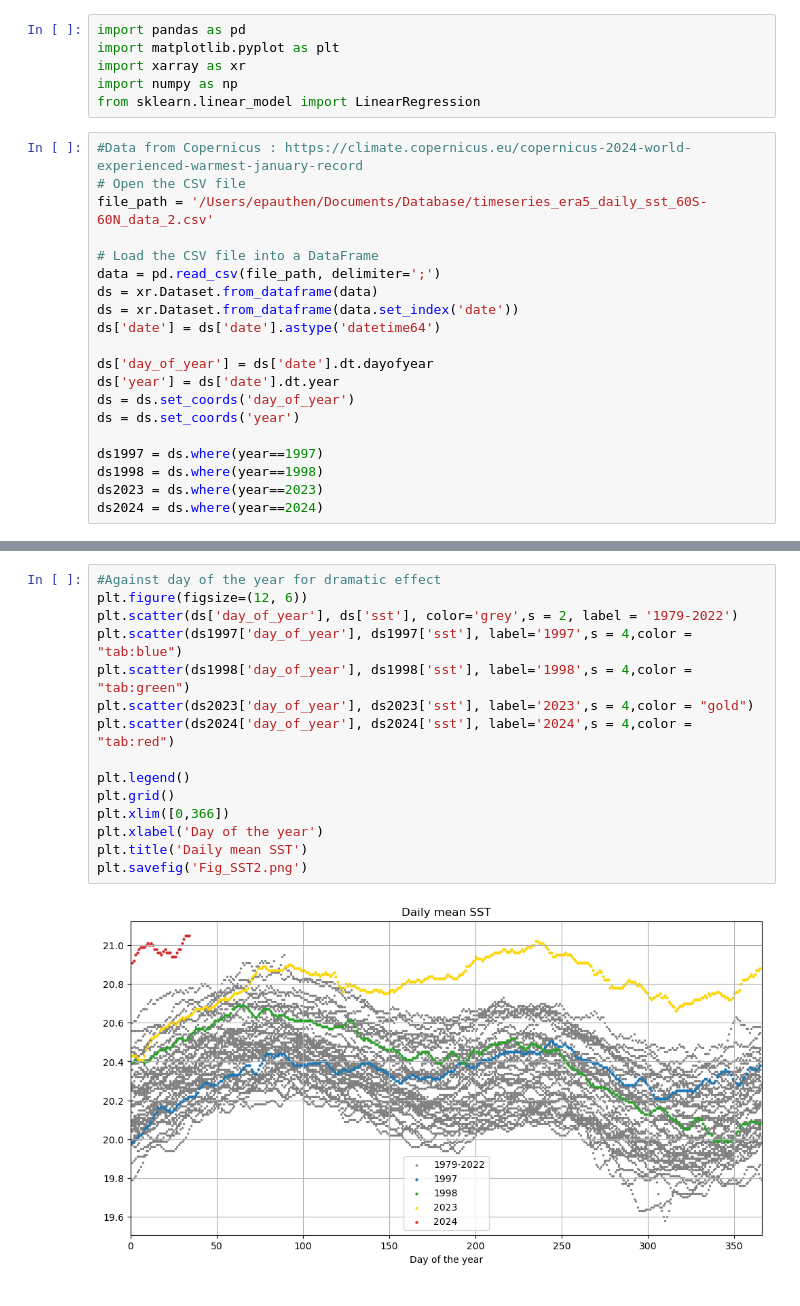
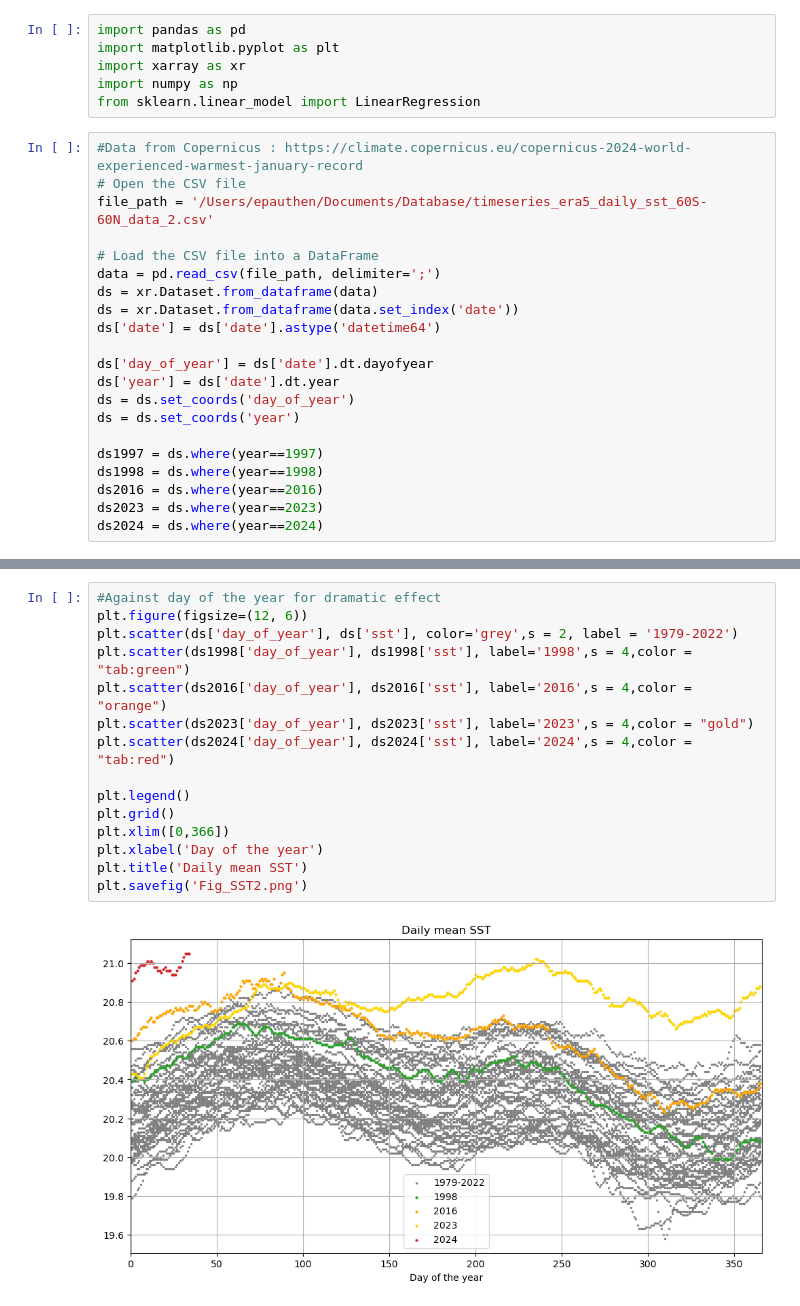
Before and after one commit to EPauthenet/Climate-Vizualisation, a Jupyter notebook: Daily_SST_trend_Copernicus.ipynb, the cells around one changed output, grey strips where cells are left out. Cells and saved outputs as stored; diff of their text form.

```diff
--- a/Daily_SST_trend_Copernicus.ipynb
+++ b/Daily_SST_trend_Copernicus.ipynb
@@ -22,6 +22,7 @@ ds = ds.set_coords('year')
 
 ds1997 = ds.where(year==1997)
 ds1998 = ds.where(year==1998)
+ds2016 = ds.where(year==2016)
 ds2023 = ds.where(year==2023)
 ds2024 = ds.where(year==2024)
 # %%
@@ -73,17 +83,17 @@ plt.savefig('Fig_SST.png')
 # %%
 #Against day of the year for dramatic effect
 plt.figure(figsize=(12, 6))
 plt.scatter(ds['day_of_year'], ds['sst'], color='grey',s = 2, label = '1979-2022')
-plt.scatter(ds1997['day_of_year'], ds1997['sst'], label='1997',s = 4,color = "tab:blue")
 plt.scatter(ds1998['day_of_year'], ds1998['sst'], label='1998',s = 4,color = "tab:green")
+plt.scatter(ds2016['day_of_year'], ds2016['sst'], label='2016',s = 4,color = "orange")
 plt.scatter(ds2023['day_of_year'], ds2023['sst'], label='2023',s = 4,color = "gold")
 plt.scatter(ds2024['day_of_year'], ds2024['sst'], label='2024',s = 4,color = "tab:red")
 
 plt.legend()
 plt.grid()
 plt.xlim([0,366])
 plt.xlabel('Day of the year')
 plt.title('Daily mean SST')
 plt.savefig('Fig_SST2.png')
 # %% [output]
-[figure, old version]
+[figure, new version]
```
Also changed, not shown: parts of 2 cells of this notebook, 4 other files.
